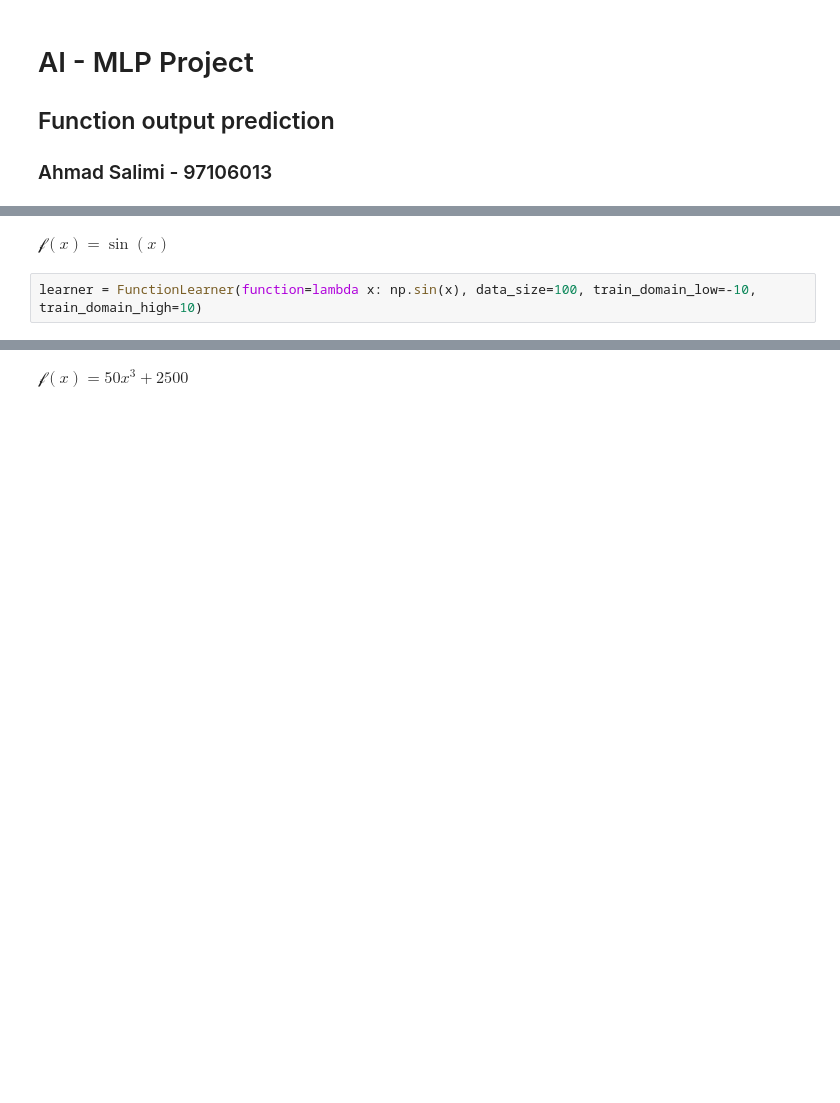
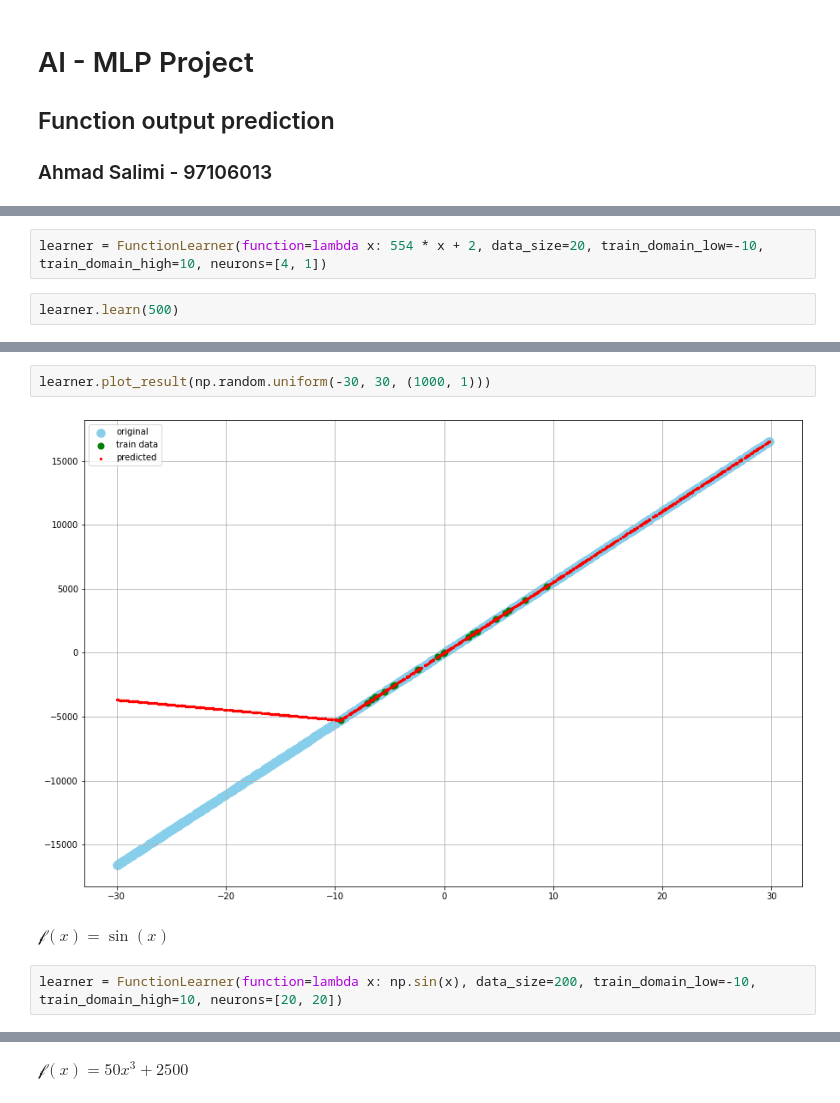
Before and after one commit to ahmadsalimi/AiProjects, a Jupyter notebook: 4. MlpNeuralNetworks/FunctionPrediction.ipynb, the cells around one changed output, grey strips where cells are left out. Drawn from its saved outputs; the diff is of its cells as text; blank space fills up the shorter version.

```diff
--- a/4. MlpNeuralNetworks/FunctionPrediction.ipynb
+++ b/4. MlpNeuralNetworks/FunctionPrediction.ipynb
@@ -136,0 +156,4 @@ class FunctionLearner:
+# %%
+learner = FunctionLearner(function=lambda x: 554 * x + 2, data_size=20, train_domain_low=-10, train_domain_high=10, neurons=[4, 1])
+# %%
+learner.learn(500)
@@ -137,7 +162,11 @@ class FunctionLearner:
+# %%
+learner.plot_result(np.random.uniform(-30, 30, (1000, 1)))
+# %% [output]
+[figure, added]
 # %% [markdown]
 $ \mathcal{f}(x) = \sin(x) $
 # %%
-learner = FunctionLearner(function=lambda x: np.sin(x), data_size=100, train_domain_low=-10, train_domain_high=10)
+learner = FunctionLearner(function=lambda x: np.sin(x), data_size=200, train_domain_low=-10, train_domain_high=10, neurons=[20, 20])
 # %%
 learner.learn(2000)
 # %% [output]
```
Also changed, not shown: parts of 38 cells of this notebook.
